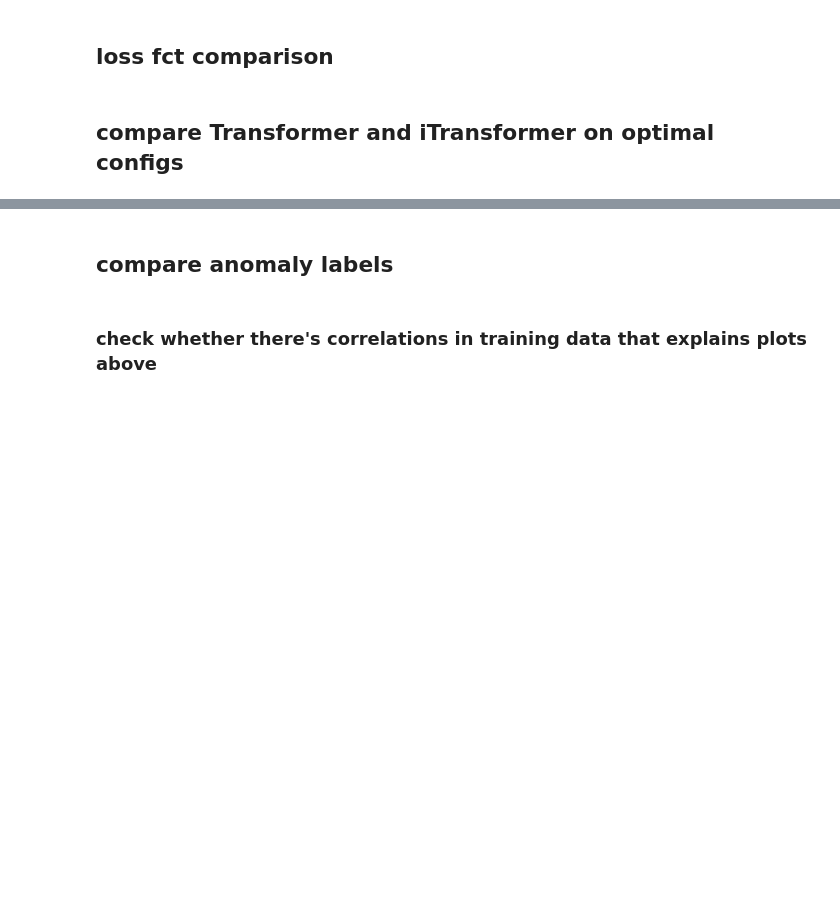
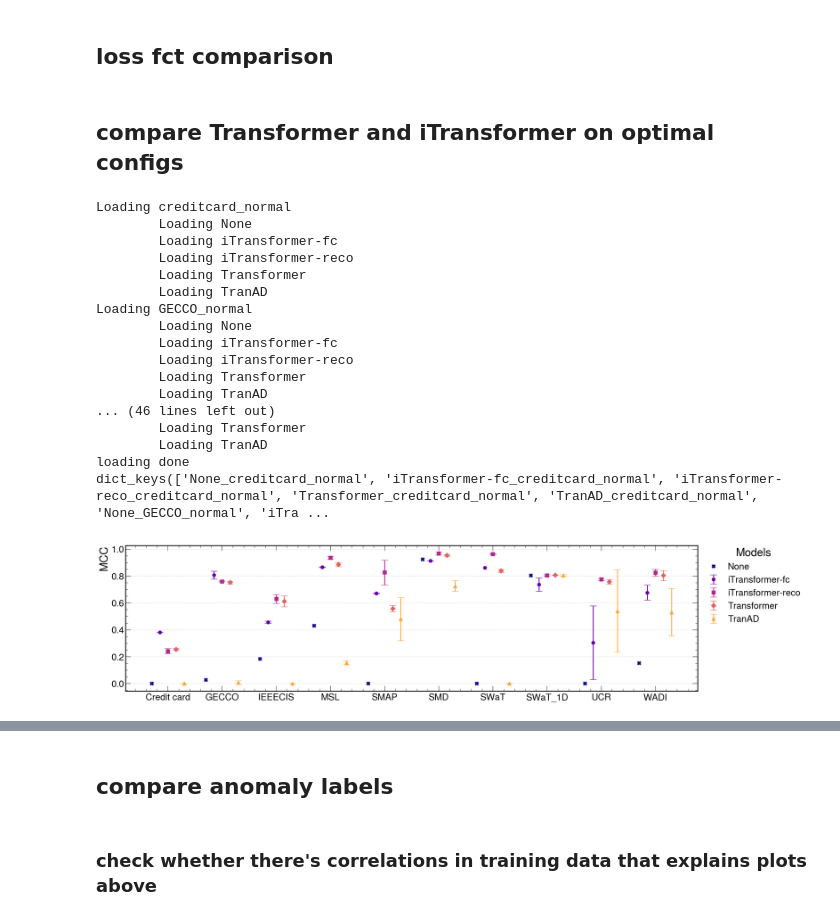
Before and after one commit to PedroKochinski/TSAD_from_laurab222, a Jupyter notebook: results_paramsearch_lxplus.ipynb, the cells around one changed output, grey strips where cells are left out. Cells and saved outputs as stored; diff of their text form; code cells hidden in the pictures; blank space fills up the shorter version.

```diff
--- a/results_paramsearch_lxplus.ipynb
+++ b/results_paramsearch_lxplus.ipynb
@@ -436,6 +479,8 @@ for dataset in datasets:
             loss_type = 'Huber_quant'
         elif 'Huber' in path:
             loss_type = 'Huber'
+        elif 'softdtw' in path:
+            loss_type = 'softDTW'
         else:
             loss_type = 'MSE'
         key = path.split('/')[2]
@@ -444,7 +489,7 @@ for dataset in datasets:
             if j == 0:
                 res_path = glob.glob(f'{path}/rep_*/results/')  # will give all 5 repetitions
                 res_path = sorted(res_path)
-            elif j == 1 and loss_type != 'MSE': # unnecessary for MSE
+            elif j == 1 and loss_type not in ['MSE', 'softDTW']: # unnecessary for MSE and softDTW (because always MSE for testing)
                 res_path = glob.glob(f'{path}/testMSE/rep_*/results/') # will give all 5 repetitions with MSE for test loss
                 res_path = sorted(res_path)
                 loss_type = loss_type + '_testMSE'
@@ -489,10 +597,17 @@ data_plot = datasets
 for dataset in data_plot:
     models_plot = list(all_results[dataset].keys())
     labels = ['MSE', 'Huber', 'Huber (MSE for test)', 'Huber + quantile', 'Huber + quantile \n(MSE for test)',
-              'Huber + quantile + penalty', 'Huber + quantile + penalty \n(MSE for test)']
+              'Huber + quantile + penalty', 'Huber + quantile + penalty \n(MSE for test)', 'soft DTW \n(MSE for test)']
     #['MSE', 'Huber', 'Huber + quantile loss', 'Huber + quantile + penalty']
     name = 'reco'
-    # name = None
+#     name = None
     plot_scores_mean_std_err2(all_results, modes, dataset, models_plot, metric='MCC', name=name, labels=labels)
+# %%
+models_plot = ['MSE', 'Huber_testMSE', 'softDTW']  # list(all_results[dataset].keys())
+labels = ['MSE', 'Huber \n(MSE for test)', 'Soft-DTW \n(MSE for test)']
+name = None  # 'reco'
+datanames = ['Credit card', 'GECCO', 'IEEECIS', 'MSL', 'SMAP', 'SMD', 'SWaT', 'SWaT_1D', 'UCR', 'WADI']
+
+plot_best_std_err(all_results, datasets, models_plot, datanames, metric='MCC', name=name, labels=labels)
 # %%
 all_mcc_scores = []  # List to store all MCC scores across datasets
@@ -576,10 +697,9 @@ all_mcc_df.to_csv(f'studies_loss_reco/anomalies_mcc.csv')
 # %% [markdown]
 ## compare Transformer and iTransformer on optimal configs
 # %%
-datasets = ['creditcard', 'creditcard_normal', 'GECCO', 'GECCO_normal', 'IEEECIS_new2.2', 'MSL_new', 'SMAP_new', 'SMD', 'SWaT', 'SWaT_1D', 'UCR', 'WADI']
-# ['creditcard_normal', 'GECCO_normal', 'IEEECIS_new2.2', 'MSL_new', 'SMAP_new', 'SMD', 'SWaT', 'SWaT_1D', 'UCR', 'WADI']
+datasets = ['creditcard_normal', 'GECCO_normal', 'IEEECIS_new2.2', 'MSL_new', 'SMAP_new', 'SMD', 'SWaT', 'SWaT_1D', 'UCR', 'WADI']
 # ['creditcard', 'creditcard_normal', 'GECCO', 'GECCO_normal', 'IEEECIS_new2.2', 'MSL_new', 'SMAP_new', 'SMD', 'SWaT', 'SWaT_1D', 'UCR', 'WADI']
 reco = True
-modeltypes = ['iTransformer', 'Transformer']
+modeltypes =  ['None', 'iTransformer-fc', 'iTransformer-reco', 'Transformer', 'TranAD']
 # %%
 def compare_models(results, datasets, modeltypes, datanames=None, metric='MCC', safe=False, reco=True):
@@ -658,26 +794,63 @@ def compare_models(results, datasets, modeltypes, datanames=None, metric='MCC',
     plt.show()
 # %%
 data_plot = datasets
-# datanames = ['Credit card', 'GECCO', 'IEEECIS', 'MSL', 'SMAP', 'SMD', 'SWaT', 'SWaT_1D', 'UCR', 'WADI']
-datanames = datasets
+datanames = ['Credit card', 'GECCO', 'IEEECIS', 'MSL', 'SMAP', 'SMD', 'SWaT' ,'SWaT_1D', 'UCR', 'WADI']
+# datanames = datasets
 results_both = {}
 
 for dataset in data_plot:
+    print(f'Loading {dataset}')
     for modeltype in modeltypes:
+        print(f'\tLoading {modeltype}')
         if reco:
             if modeltype == 'Transformer':
                 results_both[f'{modeltype}_{dataset}'] = pd.read_csv(f'studies_paramsearch_reco/data/{dataset}_transformer_mcc.csv')
-            else:
+            elif modeltype == 'iTransformer-reco':
                 chosen_config = pd.read_csv(f'studies_paramsearch_reco/configs/best_config_me.csv')
                 chosen_config = chosen_config[chosen_config['dataset'] == dataset]
                 results_tmp = pd.read_csv(f'studies_paramsearch_reco/data/{dataset}_mcc.csv')
                 results_both[f'{modeltype}_{dataset}'] = results_tmp[results_tmp['model'] == chosen_config['model'].iloc[0]]
-        else:
-            results = pd.read_csv(f'studies_paramsearch_fc/data/{dataset}_mcc.csv')
+            elif modeltype == 'iTransformer-fc':
+                chosen_config = pd.read_csv(f'studies_paramsearch_fc/configs/best_config_me.csv')
+                chosen_config = chosen_config[chosen_config['dataset'] == dataset]
+                results_tmp = pd.read_csv(f'studies_paramsearch_fc/data/{dataset}_mcc.csv')
+                results_both[f'{modeltype}_{dataset}'] = results_tmp[results_tmp['model'] == chosen_config['model'].iloc[0]]
+            elif modeltype == 'TranAD':
+                if os.path.exists(f'studies_paramsearch_reco/data/{dataset}_TranAD_mcc.csv'):
+                    results_both[f'{modeltype}_{dataset}'] = pd.read_csv(f'studies_paramsearch_reco/data/{dataset}_TranAD_mcc.csv')
+                # if os.path.exists(f'studies_paramsearch_reco/data/{dataset}_TranAD_mcc.csv'):
+                #     results_both[f'{modeltype}_{dataset}'] = pd.read_csv(f'studies_paramsearch_reco/data/{dataset}_TranAD_mcc.csv')
+                # else:
+                #     continue
+            elif modeltype == 'None':
+                if os.path.exists(f'studies_paramsearch_reco/data/{dataset}_None_mcc.csv'):
+                    results_both[f'{modeltype}_{dataset}'] = pd.read_csv(f'studies_paramsearch_reco/data/{dataset}_None_mcc.csv')
+                else:
+                    continue
+print('loading done')
 
 print(results_both.keys())
-print(results_both['iTransformer_creditcard_normal'])
+# print(results_both['iTransformer-fc_creditcard_normal'])
 compare_models(results_both, datasets, modeltypes, datanames, metric='MCC', safe=False, reco=reco)
+# %% [output]
+Loading creditcard_normal
+        Loading None
+        Loading iTransformer-fc
+        Loading iTransformer-reco
+        Loading Transformer
+        Loading TranAD
+Loading GECCO_normal
+        Loading None
+        Loading iTransformer-fc
+        Loading iTransformer-reco
+        Loading Transformer
+        Loading TranAD
+... (46 lines left out)
+        Loading Transformer
+        Loading TranAD
+loading done
+dict_keys(['None_creditcard_normal', 'iTransformer-fc_creditcard_normal', 'iTransformer-reco_creditcard_normal', 'Transformer_creditcard_normal', 'TranAD_creditcard_normal', 'None_GECCO_normal', 'iTra ...
+[figure, added]
 # %%
 # Combine all results into a single DataFrame with an additional column for the keys
 combined_results = []
```
Also changed, not shown: parts of 10 cells of this notebook, 8 other files.
